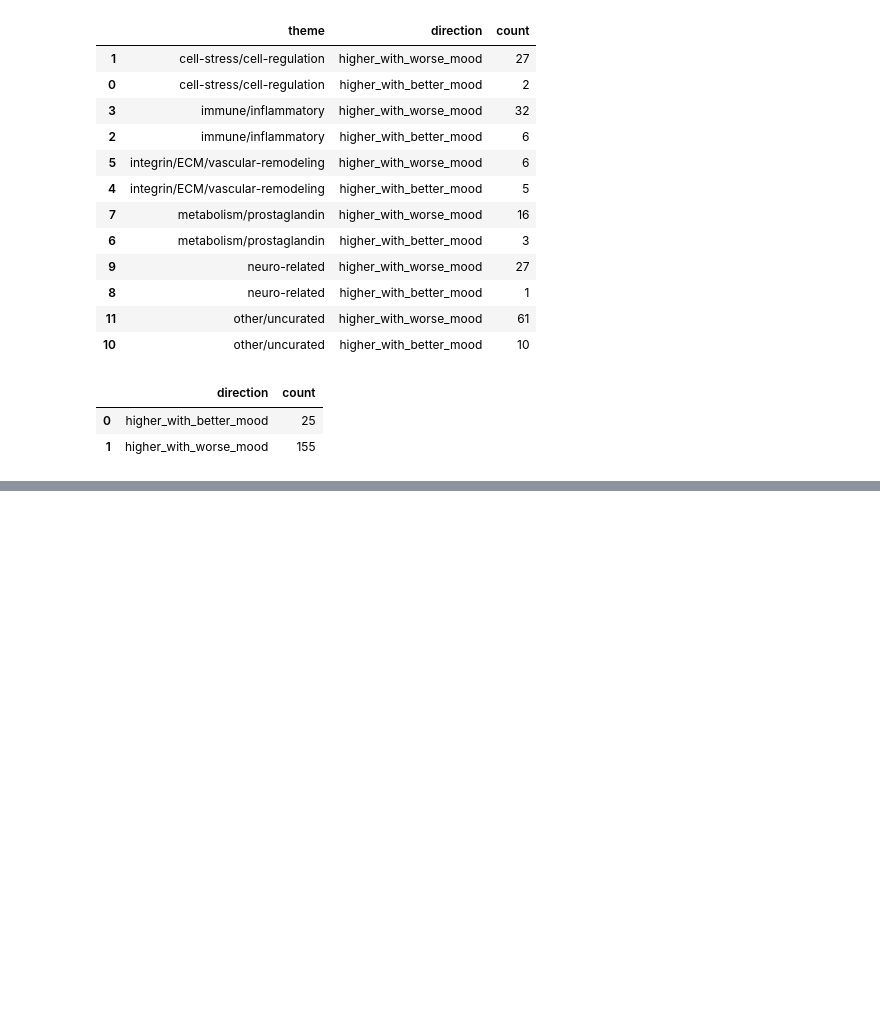
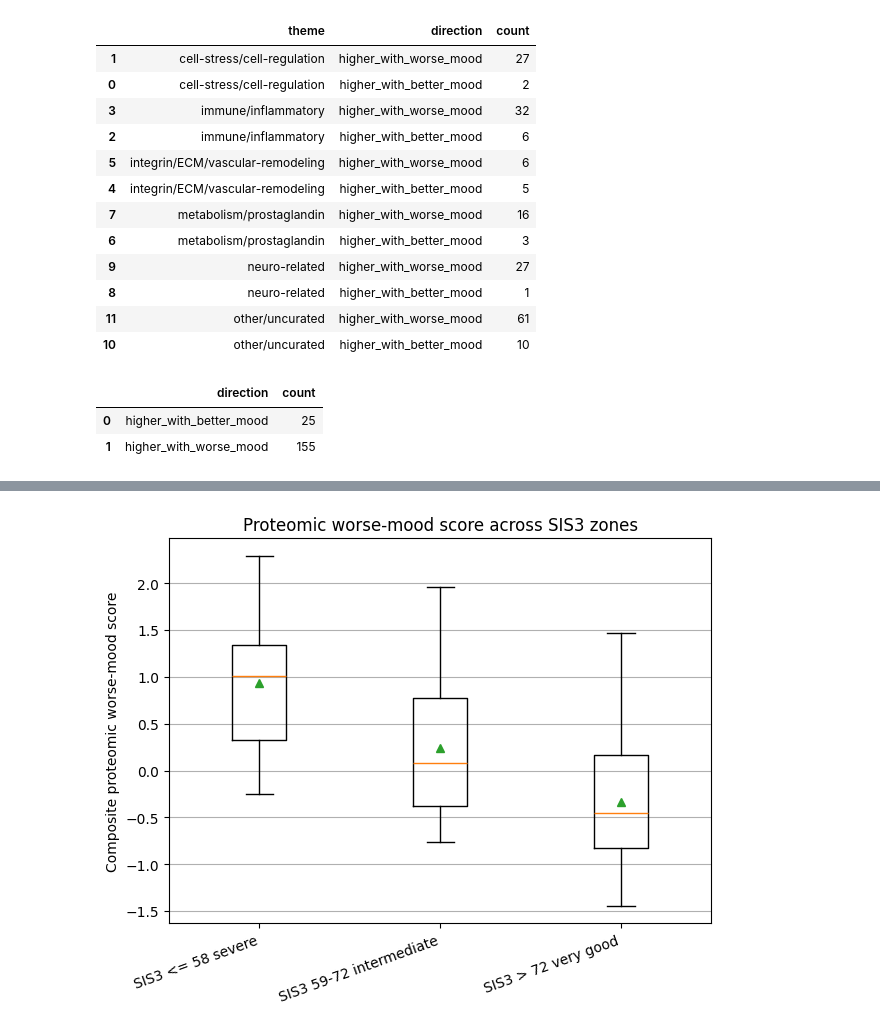
Before and after one commit to M7office/Stroke, a Jupyter notebook: plasma proteomic.ipynb, the cells around one changed output, grey strips where cells are left out. Saved outputs shown, nothing was run; the diff lists cells and outputs as text; code cells hidden in the pictures; blank space fills up the shorter version.

```diff
--- a/plasma proteomic.ipynb
+++ b/plasma proteomic.ipynb
@@ -2573,0 +2932,14 @@ theme_summary_final.to_csv(
+# %%
+data["SIS3_zone"] = pd.cut(
+    data["SIS3"],
+    bins=[-np.inf, 58, 72, np.inf],
+    labels=["SIS3 <= 58 severe", "SIS3 59-72 intermediate", "SIS3 > 72 very good"]
+)
+
+zone_summary = (
+    data.groupby("SIS3_zone")["proteomic_worse_mood_score"]
+    .agg(["count", "mean", "median", "std"])
+    .reset_index()
+)
+
+display(zone_summary)
@@ -2573,0 +3106,29 @@ theme_summary_final.to_csv(
+# %%
+# ============================================================
+# Plot three-zone relationship
+# ============================================================
+
+import matplotlib.pyplot as plt
+
+plt.figure(figsize=(7, 5))
+
+zone_order = [
+    "SIS3 <= 58 severe",
+    "SIS3 59-72 intermediate",
+    "SIS3 > 72 very good"
+]
+
+plot_data = [
+    data.loc[data["SIS3_zone"] == zone, "proteomic_worse_mood_score"].dropna()
+    for zone in zone_order
+]
+
+plt.boxplot(plot_data, labels=zone_order, showmeans=True)
+
+plt.ylabel("Composite proteomic worse-mood score")
+plt.title("Proteomic worse-mood score across SIS3 zones")
+plt.xticks(rotation=20, ha="right")
+plt.grid(True, axis="y")
+plt.show()
+# %% [output]
+[figure, added]
```
Also changed, not shown: parts of 12 cells of this notebook.
